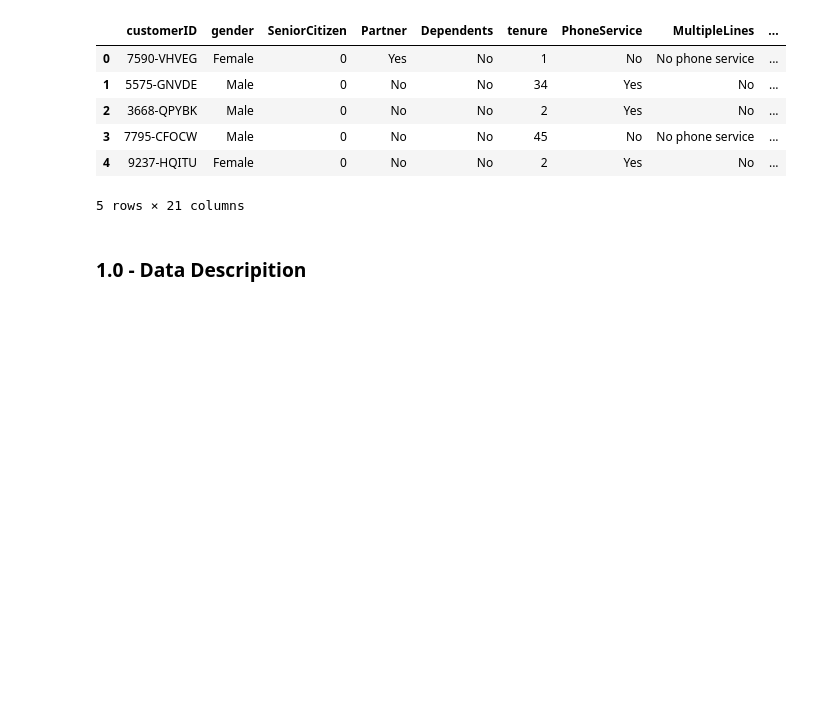
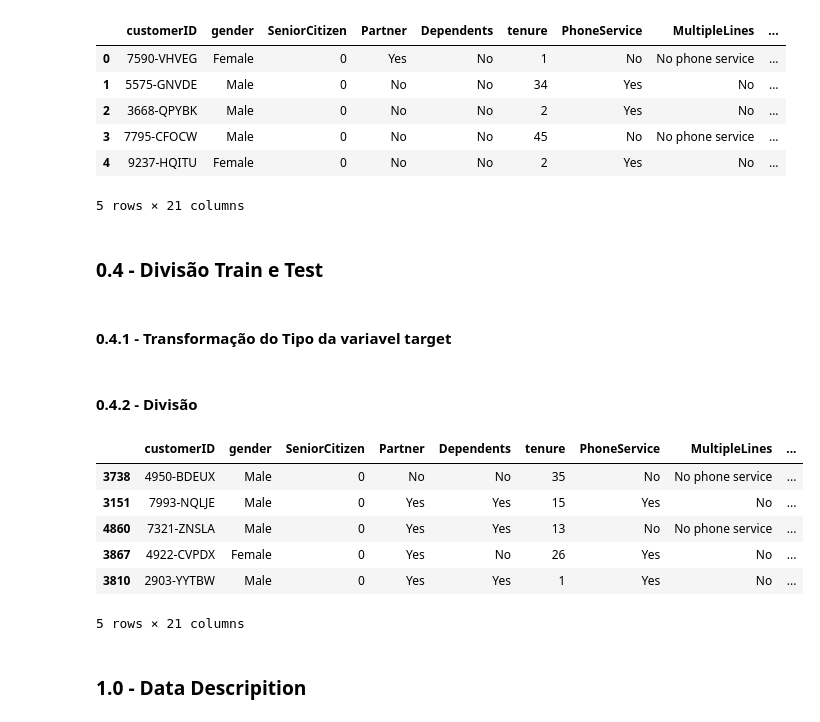
Before and after one commit to ValmirJrDS/analise-modalagem-churn_empresa_telecomunica-es, a Jupyter notebook: notebooks/c0.1-vj-data-description.ipynb, the cells around one changed output. Cells and saved outputs as stored; diff of their text form; code cells hidden in the pictures; blank space fills up the shorter version.

```diff
--- a/notebooks/c0.1-vj-data-description.ipynb
+++ b/notebooks/c0.1-vj-data-description.ipynb
@@ -65,6 +68,32 @@ base_churn_raw.head()
 | 3 | 7795-CFOCW | Male | 0 | No | No | 45 | No | No phone service | ... |
 | 4 | 9237-HQITU | Female | 0 | No | No | 2 | Yes | No | ... |
 5 rows × 21 columns
+# %% [markdown]
+### 0.4 - Divisão Train e Test
+# %% [markdown]
+#### 0.4.1 - Transformação do Tipo da variavel target
+# %%
+base_churn_raw['Churn'] = base_churn_raw['Churn'].apply(lambda x:1 if x== 'Yes' else 0)
+# %% [markdown]
+#### 0.4.2 - Divisão
+# %%
+x = base_churn_raw.drop("Churn", axis=1)
+y = base_churn_raw["Churn"]
+
+X_train, X_test, y_train, y_test = train_test_split(x, y, test_size=0.2, stratify=y, random_state=42)
+
+base_churn_train = pd.concat([X_train,y_train], axis=1)
+base_churn_teste = pd.concat([X_test,y_test], axis=1)
+# %%
+base_churn_train.head()
+# %% [output]
+|  | customerID | gender | SeniorCitizen | Partner | Dependents | tenure | PhoneService | MultipleLines | ... |
+| 3738 | 4950-BDEUX | Male | 0 | No | No | 35 | No | No phone service | ... |
+| 3151 | 7993-NQLJE | Male | 0 | Yes | Yes | 15 | Yes | No | ... |
+| 4860 | 7321-ZNSLA | Male | 0 | Yes | Yes | 13 | No | No phone service | ... |
+| 3867 | 4922-CVPDX | Female | 0 | Yes | No | 26 | Yes | No | ... |
+| 3810 | 2903-YYTBW | Male | 0 | Yes | Yes | 1 | Yes | No | ... |
+5 rows × 21 columns
 # %% [markdown]
 ### 1.0 - Data Descripition
 # %%
```
Also changed, not shown: parts of 12 cells of this notebook.
